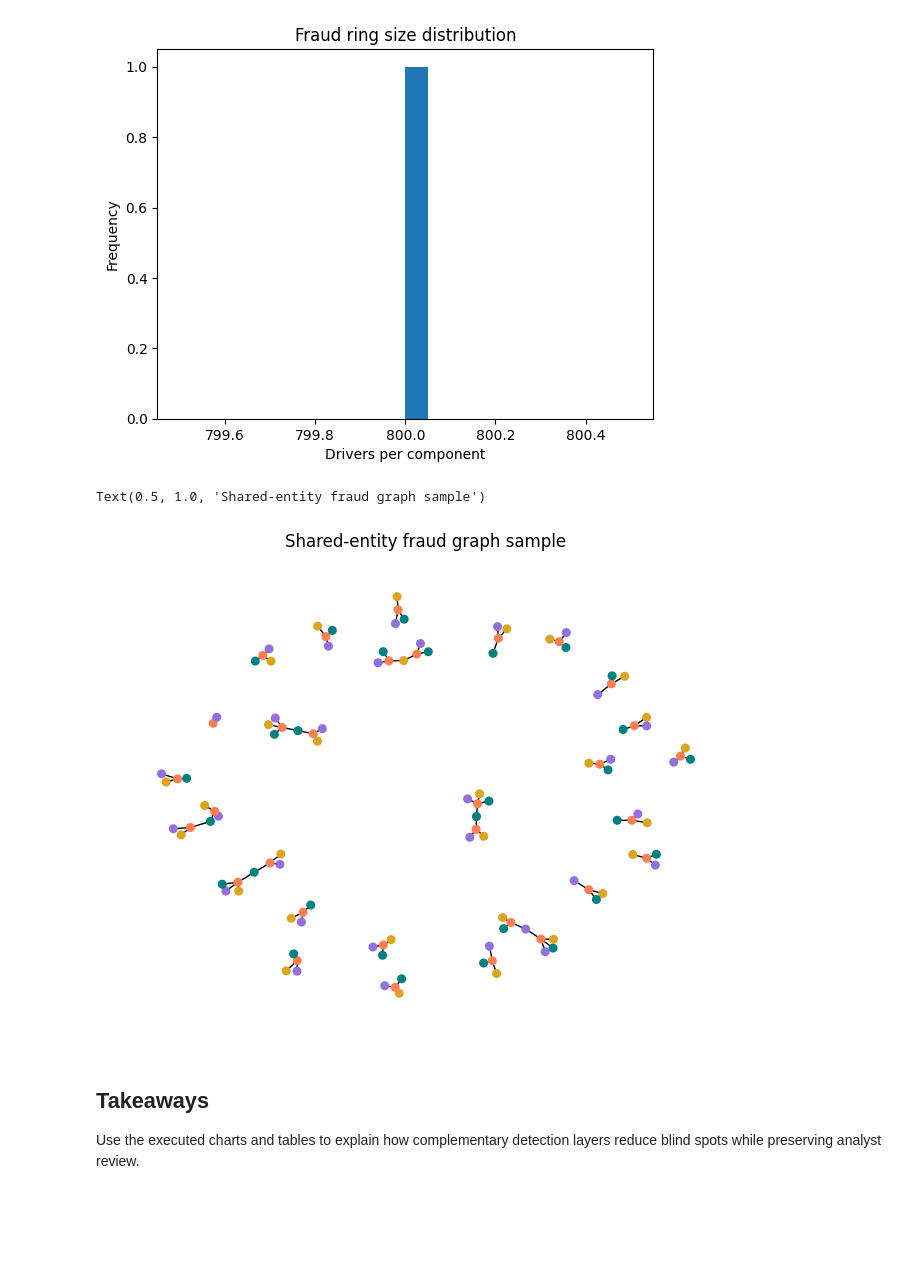
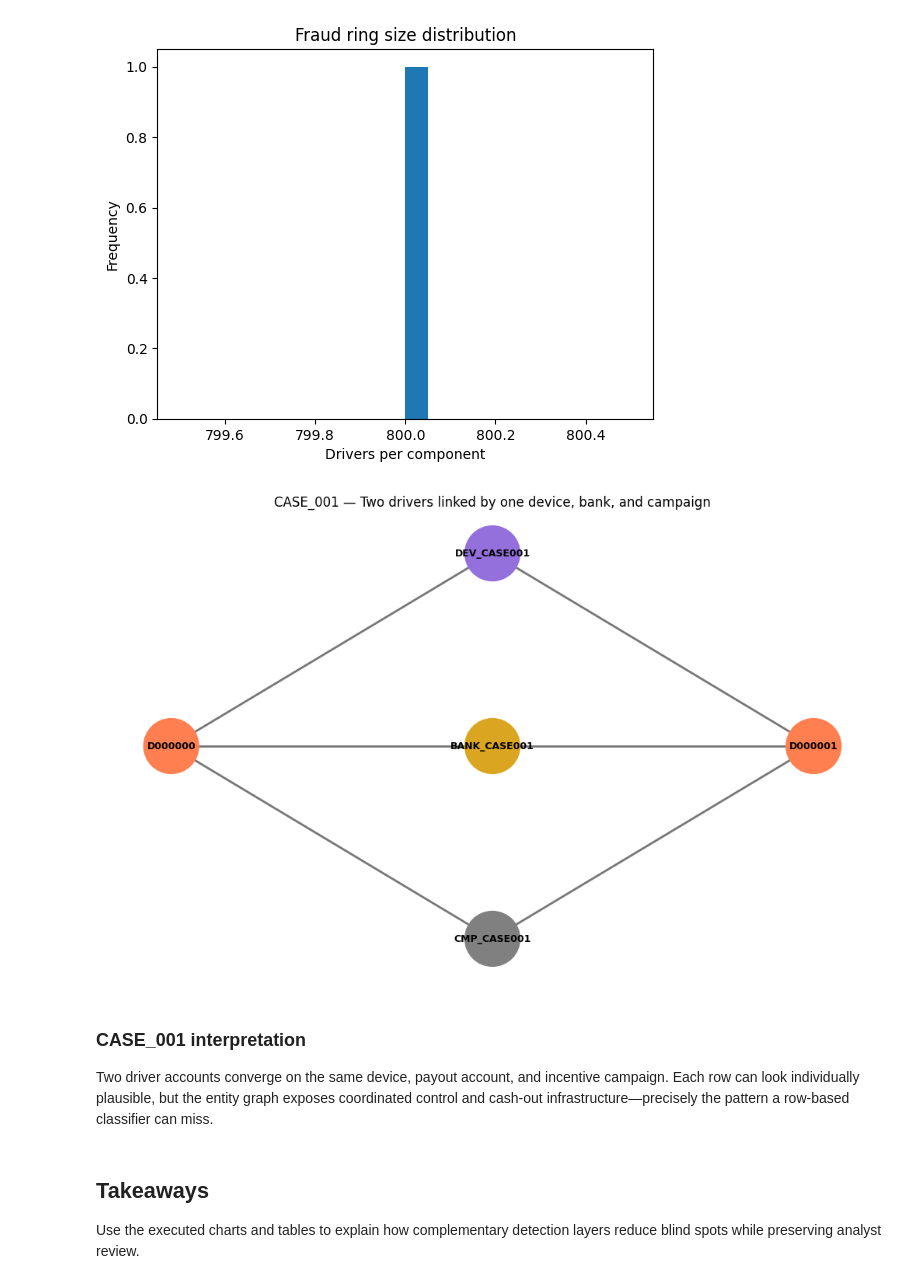
Before and after one commit to dev00amk/four-layer-detection-system-, a Jupyter notebook: notebooks/05_graph_analysis.ipynb, the cells around one changed output. Saved outputs shown, nothing was run; the diff lists cells and outputs as text; code cells hidden in the pictures; blank space fills up the shorter version.

Commit message:
docs: publish demo evidence and CASE_001 graph

```diff
--- a/notebooks/05_graph_analysis.ipynb
+++ b/notebooks/05_graph_analysis.ipynb
@@ -35,14 +35,26 @@ rings.groupby('ring_id').ring_size.max().plot.hist(bins=20, title='Fraud ring si
 # %% [output]
 Text(0.5, 0, 'Drivers per component')
 [figure]
-# %%
-G=nx.read_graphml(ROOT/'data/gold/graph/entity_graph.graphml')
-nodes=list(G.nodes)[:120]; H=G.subgraph(nodes)
-colors={'driver':'coral','device':'mediumpurple','bank':'goldenrod','ip':'teal'}
-nx.draw(H, node_size=30, node_color=[colors.get(H.nodes[n].get('kind'),'gray') for n in H], with_labels=False); plt.title('Shared-entity fraud graph sample')
-# %% [output]
-Text(0.5, 1.0, 'Shared-entity fraud graph sample')
-[figure, removed]
+# %%
+trips=pd.read_parquet(ROOT/'data/silver/spark_driver_trips.parquet')
+case_rows=trips[trips.device_id.eq('DEV_CASE001')]
+drivers=sorted(case_rows.driver_id.unique())[:2]
+case_graph=nx.Graph()
+for driver in drivers:
+    case_graph.add_node(driver, kind='driver')
+    for entity,kind in [('DEV_CASE001','device'),('BANK_CASE001','bank'),('CMP_CASE001','campaign')]:
+        case_graph.add_node(entity, kind=kind); case_graph.add_edge(driver, entity)
+colors={'driver':'coral','device':'mediumpurple','bank':'goldenrod','campaign':'gray'}
+pos={'DEV_CASE001':(0,1),'BANK_CASE001':(0,0),'CMP_CASE001':(0,-1),drivers[0]:(-1,0),drivers[1]:(1,0)}
+plt.figure(figsize=(10,6)); nx.draw(case_graph,pos,with_labels=True,node_size=2600,font_size=9,font_weight='bold',node_color=[colors[case_graph.nodes[n]['kind']] for n in case_graph],edge_color='#777',width=2)
+plt.title('CASE_001 — Two drivers linked by one device, bank, and campaign')
+plt.tight_layout(); plt.savefig(ROOT/'dashboards/case_001_graph.png',dpi=180,bbox_inches='tight'); plt.show()
+# %% [output]
+[figure, added]
+# %% [markdown]
+### CASE_001 interpretation
+
+Two driver accounts converge on the same device, payout account, and incentive campaign. Each row can look individually plausible, but the entity graph exposes coordinated control and cash-out infrastructure—precisely the pattern a row-based classifier can miss.
 # %% [markdown]
 ## Takeaways
 
```
Also changed, not shown: 10 other files.
